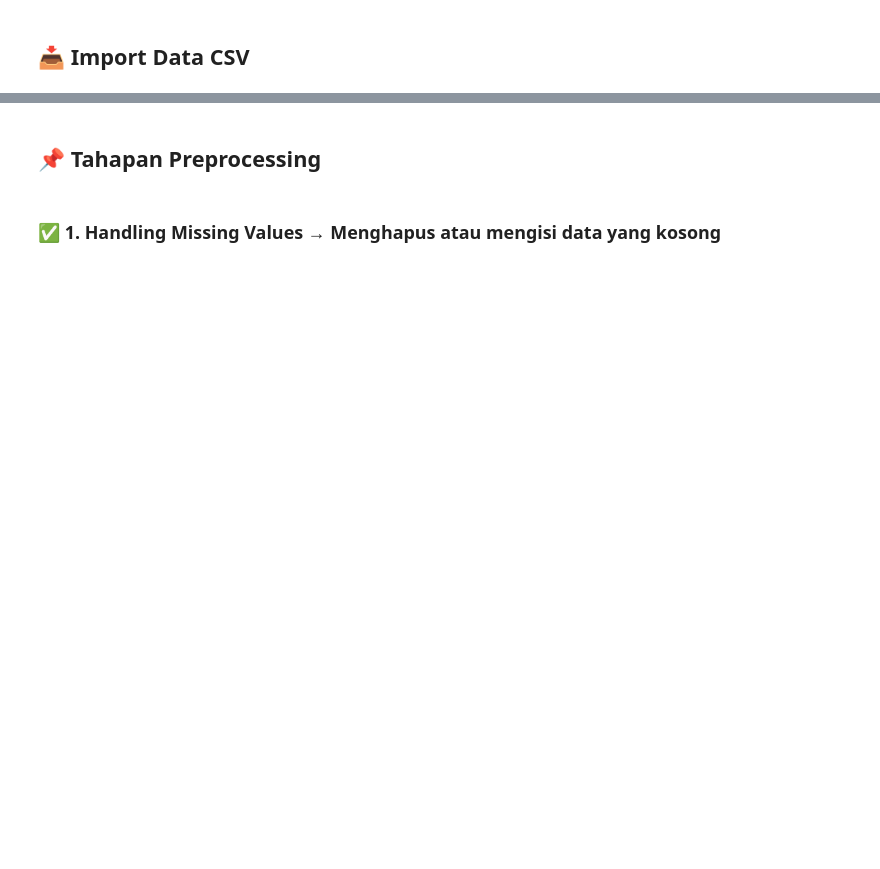
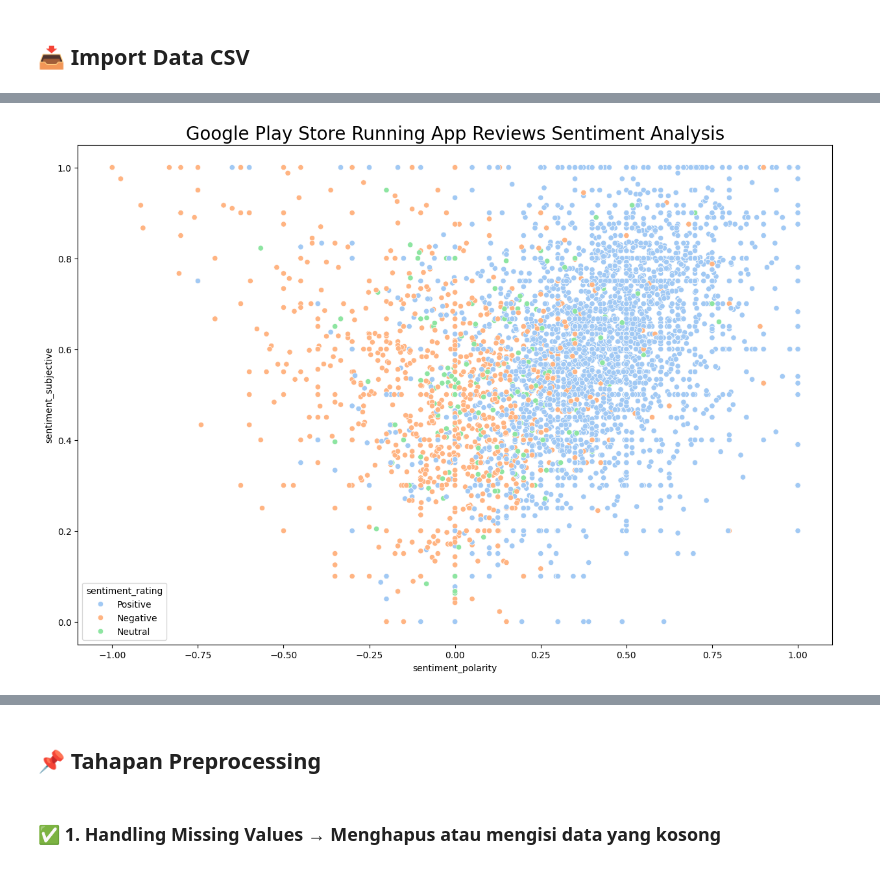
Before and after one commit to AnnisaFadila069/RunningApp-SentimentAnalysis, a Jupyter notebook: notebook/2_Preprocessing_Apps_Running.ipynb, the cells around one changed output, grey strips where cells are left out. Saved outputs shown, nothing was run; the diff lists cells and outputs as text; code cells hidden in the pictures; blank space fills up the shorter version.

```diff
--- a/notebook/2_Preprocessing_Apps_Running.ipynb
+++ b/notebook/2_Preprocessing_Apps_Running.ipynb
@@ -34,0 +83,9 @@ df.head()
+# %%
+plt.figure(figsize=(15, 10))
+# Specify x and y using the 'x' and 'y' parameters within sns.scatterplot
+sns.scatterplot(x=df['sentiment_polarity'], y=df['sentiment_subjective'],
+                hue=df['sentiment_rating'], edgecolor='white', palette="pastel")
+plt.title("Google Play Store Running App Reviews Sentiment Analysis", fontsize=20)
+plt.show()
+# %% [output]
+[figure, added]
```
Also changed, not shown: parts of 31 cells of this notebook, 1 other file.
